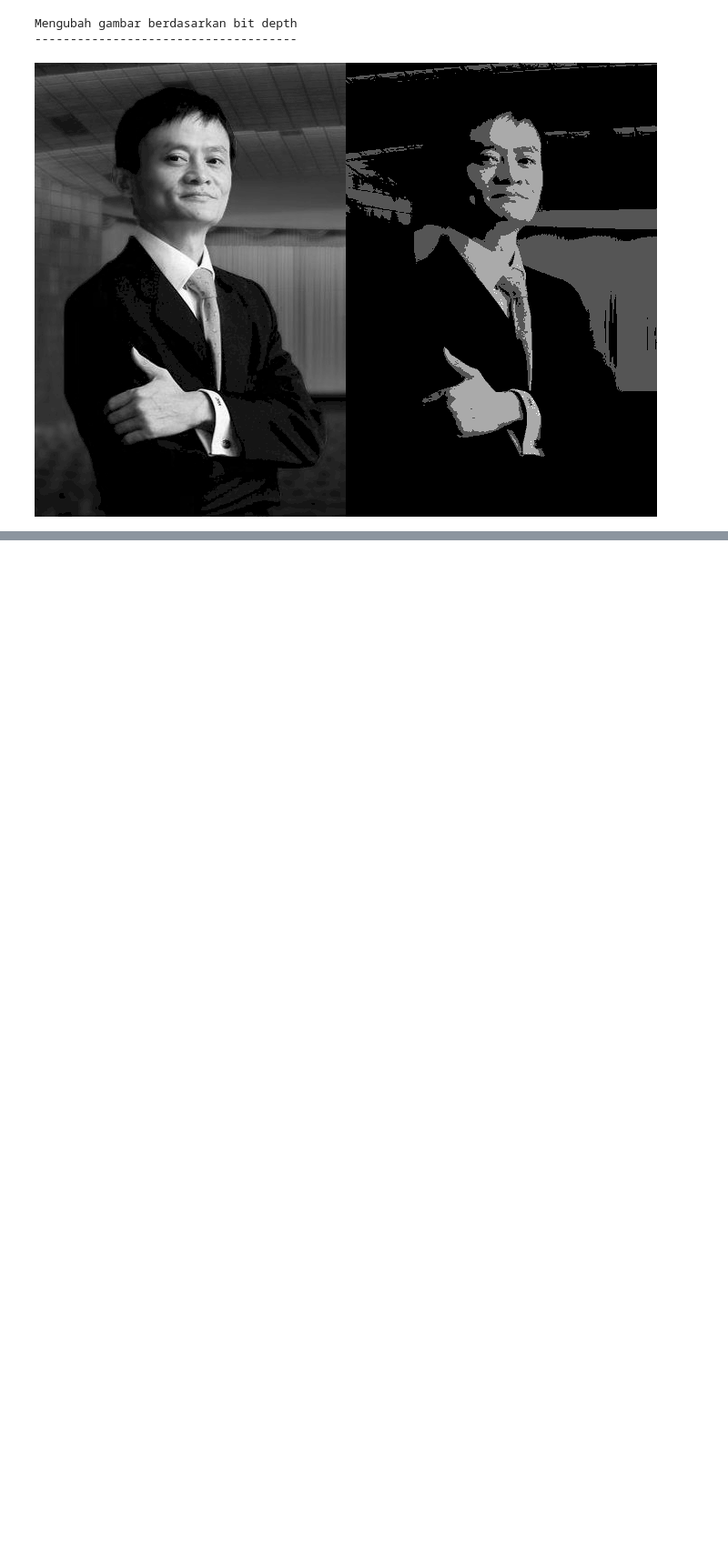
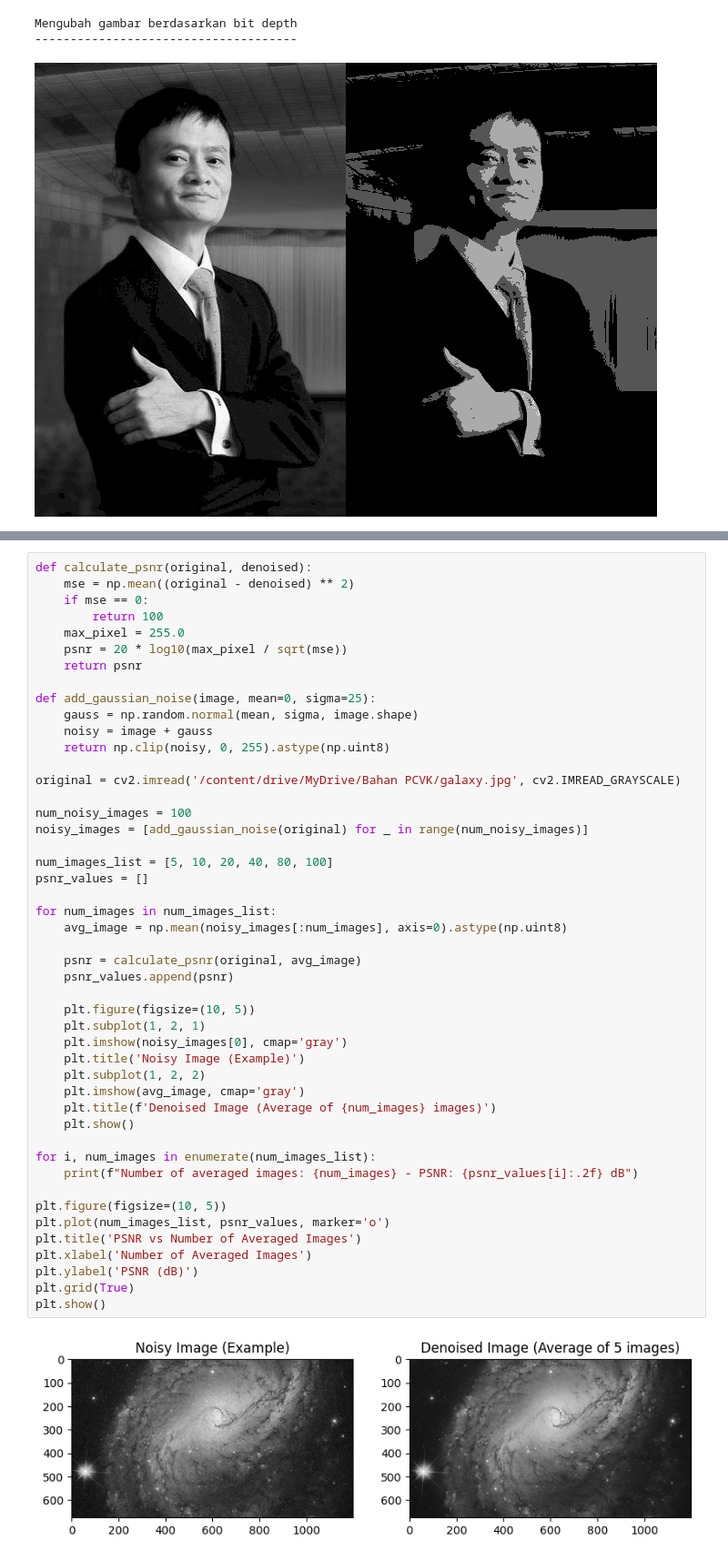
Before and after one commit to RayhanPradana/PCVK_Rayhan-Pradana, a Jupyter notebook: PCVK_Modul_5_Rayhan_Pradana.ipynb, the cells around one changed output, grey strips where cells are left out. Shown at 91% size. Cells and saved outputs as stored; diff of their text form; blank space fills up the shorter version.

```diff
--- a/PCVK_Modul_5_Rayhan_Pradana.ipynb
+++ b/PCVK_Modul_5_Rayhan_Pradana.ipynb
@@ -128,0 +55,49 @@ Hasil PSNR untuk setiap jumlah citra yang di-average: [28.14428614276236, 27.592
+# %%
+def calculate_psnr(original, denoised):
+    mse = np.mean((original - denoised) ** 2)
+    if mse == 0:
+        return 100
+    max_pixel = 255.0
+    psnr = 20 * log10(max_pixel / sqrt(mse))
+    return psnr
+
+def add_gaussian_noise(image, mean=0, sigma=25):
+    gauss = np.random.normal(mean, sigma, image.shape)
+    noisy = image + gauss
+    return np.clip(noisy, 0, 255).astype(np.uint8)
+
+original = cv2.imread('/content/drive/MyDrive/Bahan PCVK/galaxy.jpg', cv2.IMREAD_GRAYSCALE)
+
+num_noisy_images = 100
+noisy_images = [add_gaussian_noise(original) for _ in range(num_noisy_images)]
+
+num_images_list = [5, 10, 20, 40, 80, 100]
+psnr_values = []
+
+for num_images in num_images_list:
+    avg_image = np.mean(noisy_images[:num_images], axis=0).astype(np.uint8)
+
+    psnr = calculate_psnr(original, avg_image)
+    psnr_values.append(psnr)
+
+    plt.figure(figsize=(10, 5))
+    plt.subplot(1, 2, 1)
+    plt.imshow(noisy_images[0], cmap='gray')
+    plt.title('Noisy Image (Example)')
+    plt.subplot(1, 2, 2)
+    plt.imshow(avg_image, cmap='gray')
+    plt.title(f'Denoised Image (Average of {num_images} images)')
+    plt.show()
+
+for i, num_images in enumerate(num_images_list):
+    print(f"Number of averaged images: {num_images} - PSNR: {psnr_values[i]:.2f} dB")
+
+plt.figure(figsize=(10, 5))
+plt.plot(num_images_list, psnr_values, marker='o')
+plt.title('PSNR vs Number of Averaged Images')
+plt.xlabel('Number of Averaged Images')
+plt.ylabel('PSNR (dB)')
+plt.grid(True)
+plt.show()
+# %% [output]
+[figure, added]
```
Also changed, not shown: parts of 5 cells of this notebook.
